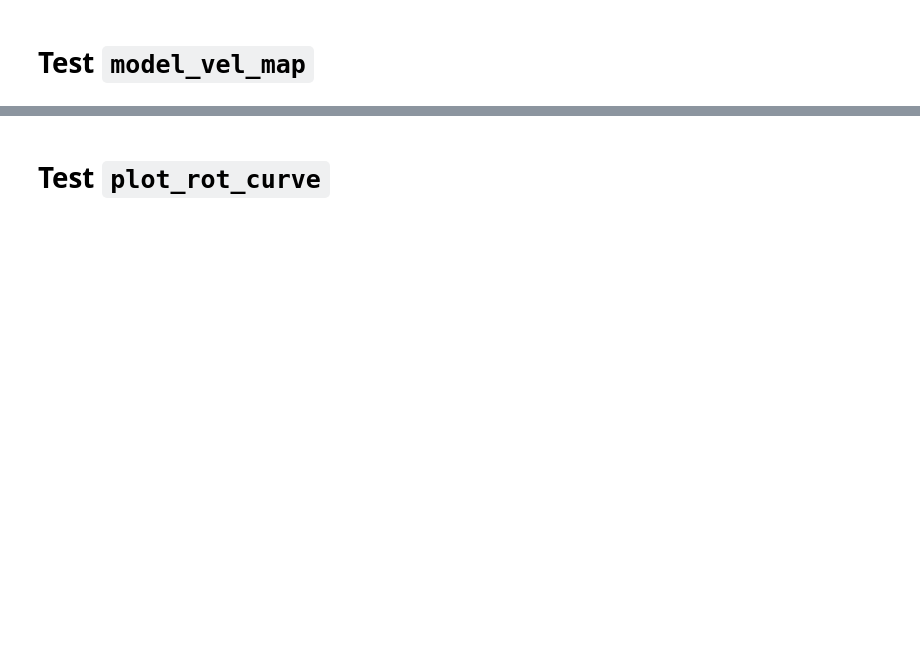
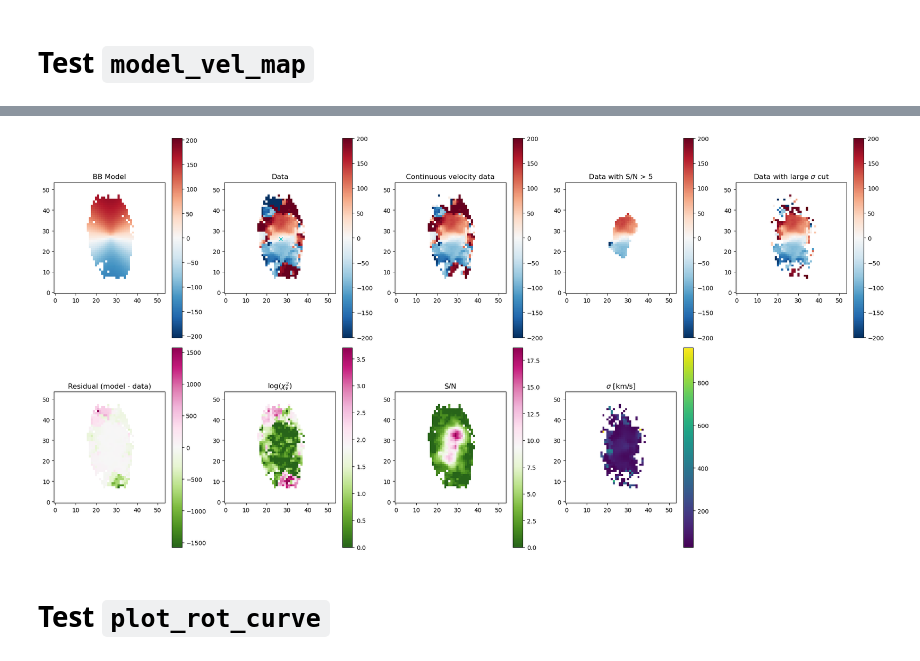
Before and after one commit to kadglass/RotationCurves, a Jupyter notebook: notebooks/model_vel_map_test.ipynb, the cells around one changed output, grey strips where cells are left out. Cells and saved outputs as stored; diff of their text form; code cells hidden in the pictures; blank space fills up the shorter version.

```diff
--- a/notebooks/model_vel_map_test.ipynb
+++ b/notebooks/model_vel_map_test.ipynb
@@ -30,7 +29,7 @@ VEL_MAP_FOLDER = MANGA_FOLDER + 'analysis/v'
 # %%
 #oneD_fit_file = '../spirals/DRPall-master_file_30.txt'
 #oneD_fit_file = '../spirals/DRP-master_file_vflag_BB_smooth1p85_mapFit_N2O2_HIdr2_noWords_v5.txt'
-oneD_fit_file = '../spirals/DRP-master_file_vflag_BB_smooth1p85_mapFit_N2O2_HIdr2_morph_noWords_v6.txt'
+oneD_fit_file = '../spirals/DRP-master_file_vflag_BB_smooth1p85_mapFit_N2O2_HIdr2_morph_SK_H2_noWords_v7.txt'
 
 #oneD_fit_parameters = QTable.read(oneD_fit_file, format='ascii.ecsv')
 oneD_fit_parameters = Table.read(oneD_fit_file, format='ascii.commented_header')
@@ -301,7 +335,9 @@ plt.tight_layout();
 # %%
-extreme3 = ma.max(np.abs(mHa_vel_continuous))
+#extreme3 = ma.max(np.abs(mHa_vel_continuous))
+extreme3 = ma.max(np.abs(m5Ha_vel))
+#extreme3 = ma.max(np.abs(mHa_vel))
 
-plt.figure(figsize=(20,10))
+plt.figure(figsize=(20,10), tight_layout=True)
 
 plt.subplot(251)
 v_max_model_BB = np.max(np.abs(model_map_BB - v_sys))
@@ -395,6 +431,5 @@ plt.subplot(236)
 plt.imshow(model_map_BB - model_map_tanh, origin='lower', cmap='RdBu_r')
 plt.colorbar()
 plt.title('Model difference (BB - tanh)')
-'''
-plt.tight_layout();
+''';
 # %% [output]
@@ -403,3 +436,4 @@ plt.tight_layout();
+[figure, added]
 # %% [markdown]
 # Test `plot_rot_curve`
 # %%
```
Also changed, not shown: parts of 21 cells of this notebook, 6 other files.
